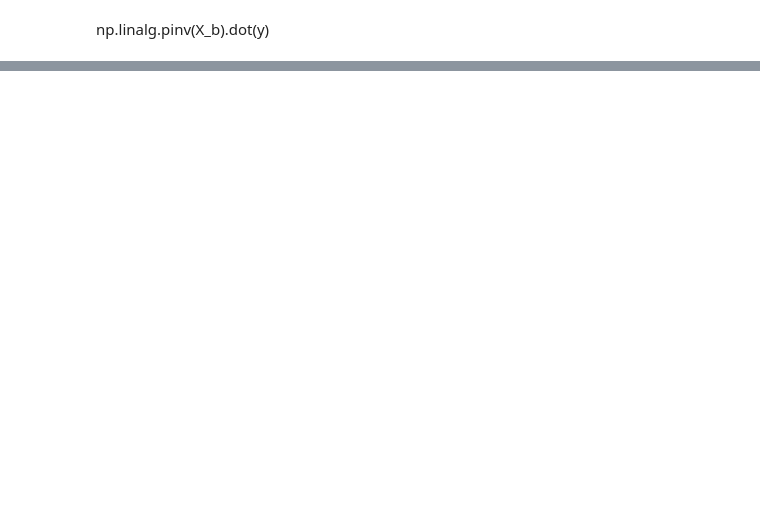
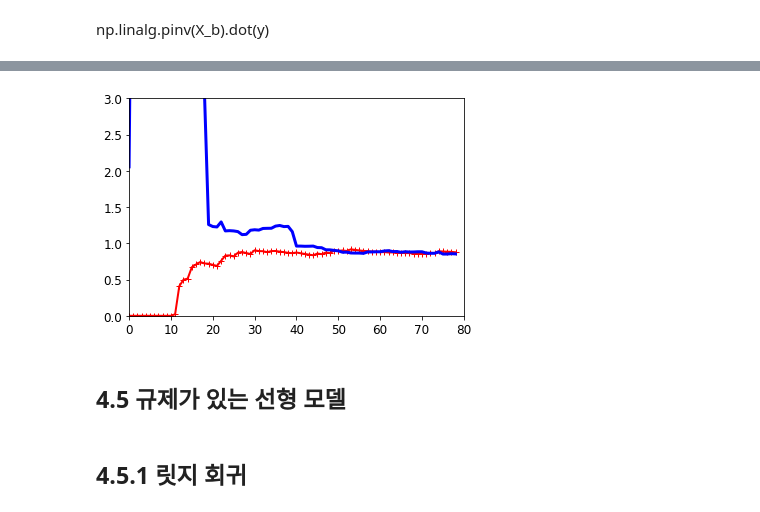
Before and after one commit to J-TKim/HandsOn_machinelearning2, a Jupyter notebook: 04_training_linear_models.ipynb, the cells around one changed output, grey strips where cells are left out. Saved outputs shown, nothing was run; the diff lists cells and outputs as text; code cells hidden in the pictures; blank space fills up the shorter version.

```diff
--- a/04_training_linear_models.ipynb
+++ b/04_training_linear_models.ipynb
@@ -103,0 +225,13 @@ np.linalg.pinv(X_b).dot(y)
+# %%
+from sklearn.pipeline import Pipeline
+
+polynomial_regression = Pipeline([("poly_features", PolynomialFeatures(degree=10, include_bias=False)),
+                                 ("lin_reg", LinearRegression()),
+                                 ])
+
+plot_learning_curves(polynomial_regression, X, y)
+# %% [output]
+[figure, added]
+# %% [markdown]
+4.5 규제가 있는 선형 모델
+-
@@ -103,0 +244,3 @@ np.linalg.pinv(X_b).dot(y)
+# %% [markdown]
+4.5.1 릿지 회귀
+-
```
Also changed, not shown: parts of 56 cells of this notebook.
